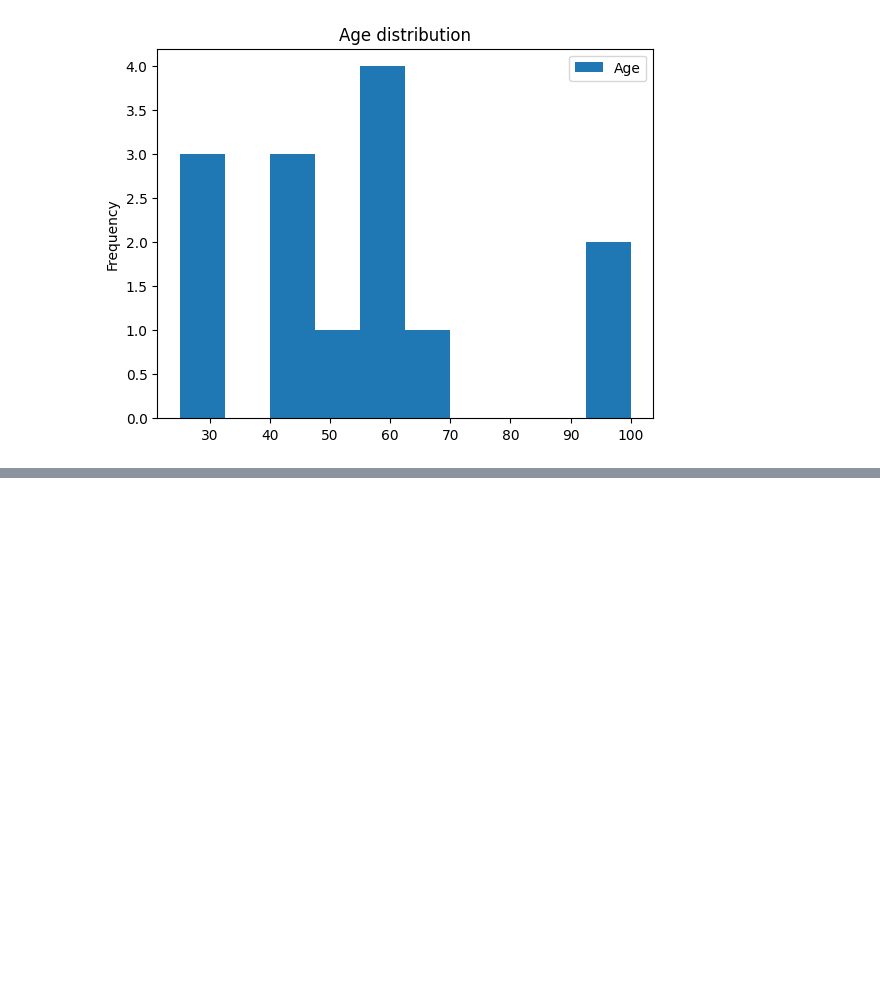
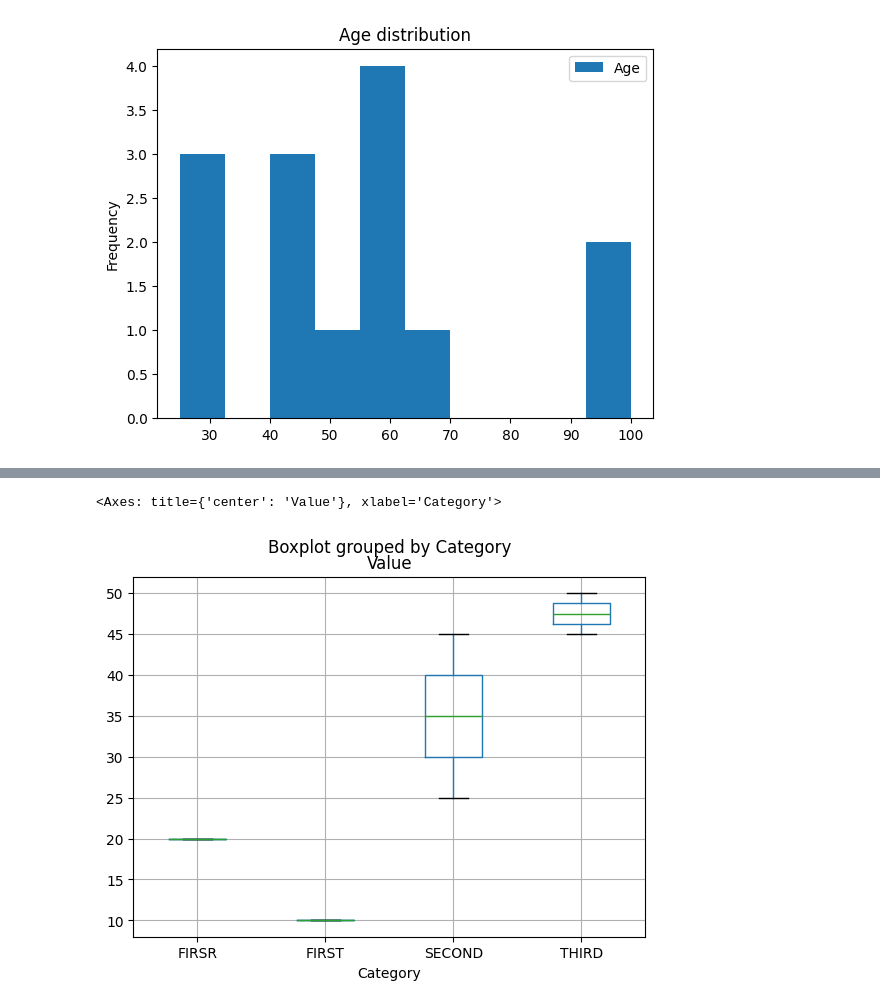
Before and after one commit to S0fft/Learning-Lab, a Jupyter notebook: ds_and_ml/notebooks/matplotlib/matplotlib_examples.ipynb, the cells around one changed output, grey strips where cells are left out. Saved outputs shown, nothing was run; the diff lists cells and outputs as text; code cells hidden in the pictures; blank space fills up the shorter version.

Commit message:
creaate dataframe with 2 comulmns, add boxplot diargram

```diff
--- a/ds_and_ml/notebooks/matplotlib/matplotlib_examples.ipynb
+++ b/ds_and_ml/notebooks/matplotlib/matplotlib_examples.ipynb
@@ -73,3 +73,11 @@ plt.title('Age distribution')
 # %% [output]
 Text(0.5, 1.0, 'Age distribution')
 [figure]
+# %%
+data = {
+    'Category': ['FIRST', 'FIRSR', 'SECOND', 'SECOND', 'THIRD', 'THIRD'],
+    'Value': [10, 20, 25, 45, 45, 50]
+}
+
+df = pd.DataFrame(data)
+df
@@ -75,0 +92,5 @@ Text(0.5, 1.0, 'Age distribution')
+# %%
+df.boxplot(by='Category', column='Value')
+# %% [output]
+<Axes: title={'center': 'Value'}, xlabel='Category'>
+[figure, added]
```
Also changed, not shown: parts of 1 cell of this notebook.
